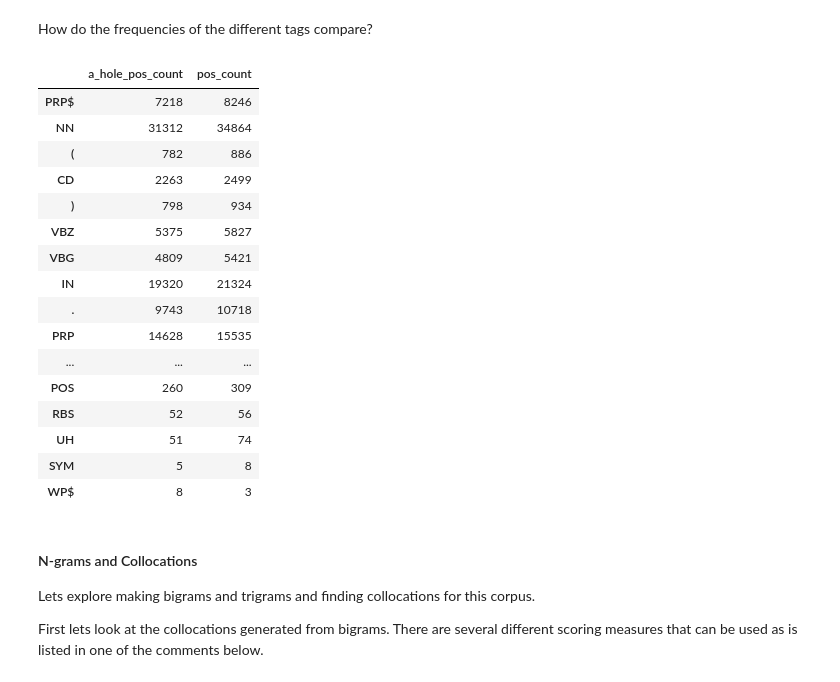
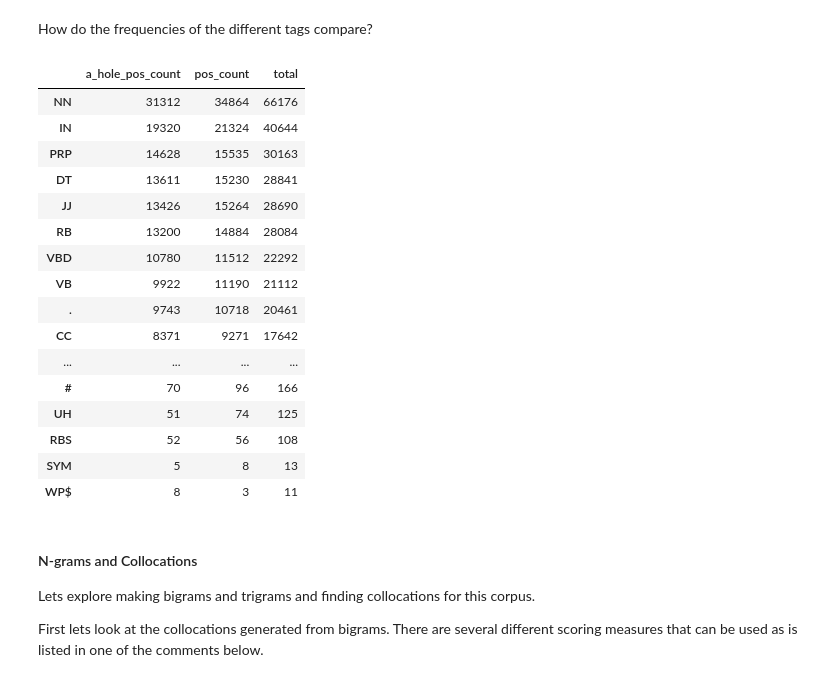
Before and after one commit to davidfsobek/AmItheAssholeAnalysis, a Jupyter notebook: AmItheAssholeAnalysis.ipynb, the cells around one changed output. Saved outputs shown, nothing was run; the diff lists cells and outputs as text; code cells hidden in the pictures.

Commit message:
improved pos table

```diff
--- a/AmItheAssholeAnalysis.ipynb
+++ b/AmItheAssholeAnalysis.ipynb
@@ -308,36 +308,38 @@ How do the frequencies of the different tags compare?
 # %%
 from collections import Counter
 
 counts = Counter(tag for word, tag in get_archive_texts_pos_tags(['YTA', 'ESH']))
 a_hole_pos_freq = pd.DataFrame(counts, index=[0])
 a_hole_pos_freq = a_hole_pos_freq.transpose()
 a_hole_pos_freq.columns = ['a_hole_pos_count']
 
 counts = Counter(tag for word, tag in get_archive_texts_pos_tags(['NTA', 'NAH']))
 pos_freq = pd.DataFrame(counts, index=[0])
 pos_freq = pos_freq.transpose()
 pos_freq.columns = ['pos_count']
 
 
-a_hole_pos_freq.join(pos_freq)
+pos_freqs = a_hole_pos_freq.join(pos_freq)
+pos_freqs['total'] = pos_freqs['a_hole_pos_count'] + pos_freqs['pos_count']
+pos_freqs.sort_values(by=['total'], ascending=False)
 # %% [output]
-|  | a_hole_pos_count | pos_count |
-| PRP$ | 7218 | 8246 |
-| NN | 31312 | 34864 |
-| ( | 782 | 886 |
-| CD | 2263 | 2499 |
-| ) | 798 | 934 |
-| VBZ | 5375 | 5827 |
-| VBG | 4809 | 5421 |
-| IN | 19320 | 21324 |
-| . | 9743 | 10718 |
-| PRP | 14628 | 15535 |
-| ... | ... | ... |
-| POS | 260 | 309 |
-| RBS | 52 | 56 |
-| UH | 51 | 74 |
-| SYM | 5 | 8 |
-| WP$ | 8 | 3 |
+|  | a_hole_pos_count | pos_count | total |
+| NN | 31312 | 34864 | 66176 |
+| IN | 19320 | 21324 | 40644 |
+| PRP | 14628 | 15535 | 30163 |
+| DT | 13611 | 15230 | 28841 |
+| JJ | 13426 | 15264 | 28690 |
+| RB | 13200 | 14884 | 28084 |
+| VBD | 10780 | 11512 | 22292 |
+| VB | 9922 | 11190 | 21112 |
+| . | 9743 | 10718 | 20461 |
+| CC | 8371 | 9271 | 17642 |
+| ... | ... | ... | ... |
+| # | 70 | 96 | 166 |
+| UH | 51 | 74 | 125 |
+| RBS | 52 | 56 | 108 |
+| SYM | 5 | 8 | 13 |
+| WP$ | 8 | 3 | 11 |
 # %% [markdown]
 #### N-grams and Collocations
 Lets explore making bigrams and trigrams and finding collocations for this corpus.
```
